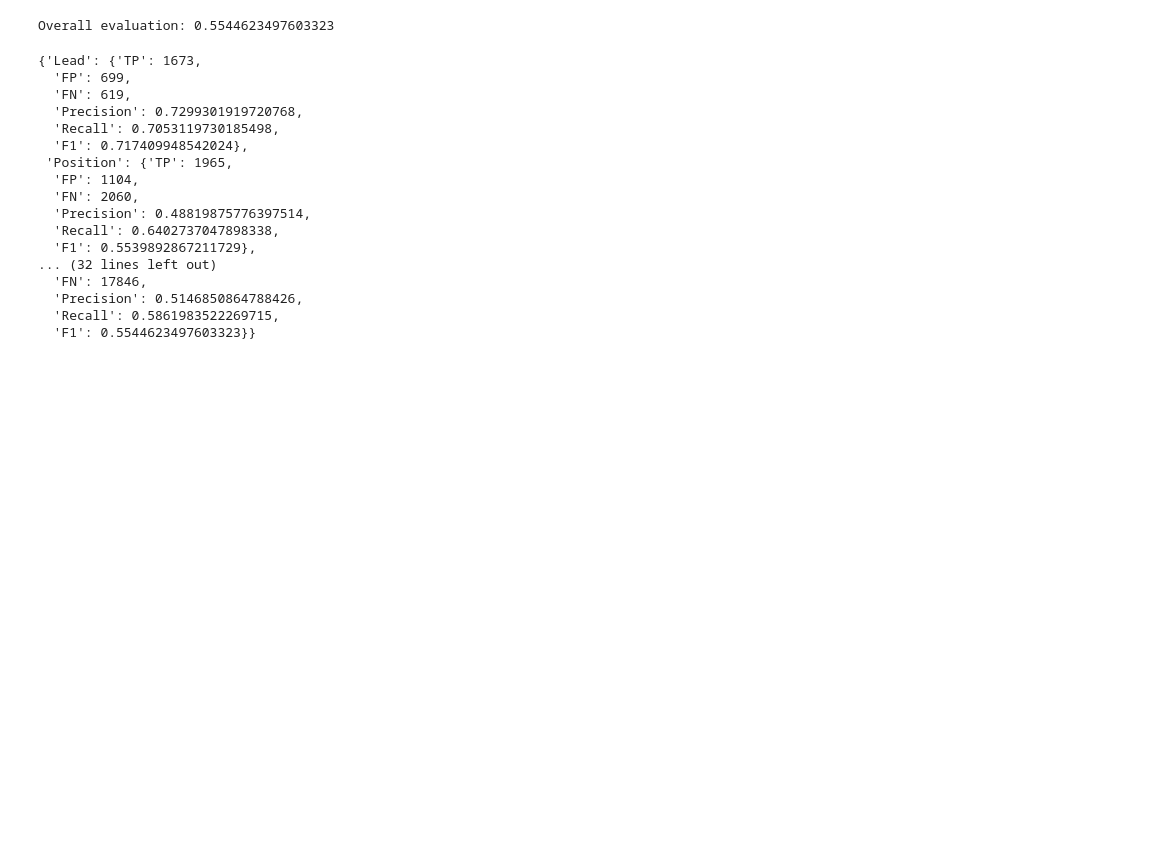
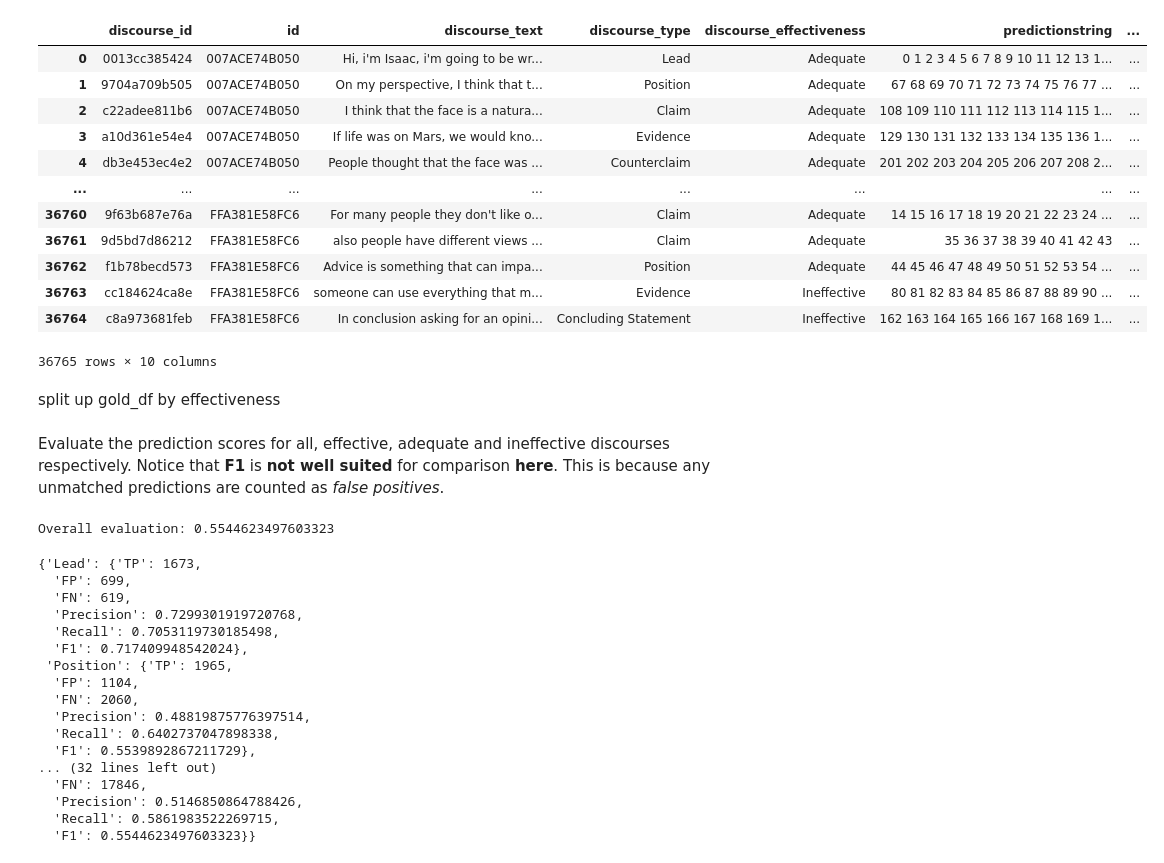
Before and after one commit to FinnLB/KagglePEA22_2, a Jupyter notebook: task2.ipynb, the cells around one changed output. Cells and saved outputs as stored; diff of their text form; code cells hidden in the pictures; blank space fills up the shorter version.

```diff
--- a/task2.ipynb
+++ b/task2.ipynb
@@ -17,3 +32,37 @@ gold_df = gold_df.join(clusters_df, on='id')
+# %%
+gold_df['dt_tokenized'] = [nltk.tokenize.word_tokenize(dt) for dt in gold_df['discourse_text']]
+closed_class_pos_tags = ["Cd", "CC", "DT", "EX", "IN", "LS", "MD", "PDT", "POS",
+                      "PRP", "PRP$", "RP", "TO", "UH", "WDT", "WP", "WP$", "WRB"]
+tagged_tokens_dts = [nltk.pos_tag(dt) for dt in gold_df['dt_tokenized']]
+dts_only_function_words = []
+dts_ofw_bigrams = []
+dts_ofw_trigrams = []
+for tagged_tokens in tagged_tokens_dts:
+    dt_only_function_words = [(tagged_token[0] if tagged_token[1] in closed_class_pos_tags else tagged_token[1]) for tagged_token in tagged_tokens]
+    dts_only_function_words.append(dt_only_function_words)
+    dts_ofw_bigrams.append(list(nltk.bigrams(dt_only_function_words)))
+    dts_ofw_trigrams.append(list(nltk.trigrams(dt_only_function_words)))
+
+gold_df['dt_only_function_words'] = dts_only_function_words
+gold_df['dt_ofw_bigrams'] = dts_ofw_bigrams
+gold_df['dt_ofw_trigrams'] = dts_ofw_trigrams
+gold_df
+# %% [output]
+|  | discourse_id | id | discourse_text | discourse_type | discourse_effectiveness | predictionstring | ... |
+| 0 | 0013cc385424 | 007ACE74B050 | Hi, i'm Isaac, i'm going to be wr... | Lead | Adequate | 0 1 2 3 4 5 6 7 8 9 10 11 12 13 1... | ... |
+| 1 | 9704a709b505 | 007ACE74B050 | On my perspective, I think that t... | Position | Adequate | 67 68 69 70 71 72 73 74 75 76 77 ... | ... |
+| 2 | c22adee811b6 | 007ACE74B050 | I think that the face is a natura... | Claim | Adequate | 108 109 110 111 112 113 114 115 1... | ... |
+| 3 | a10d361e54e4 | 007ACE74B050 | If life was on Mars, we would kno... | Evidence | Adequate | 129 130 131 132 133 134 135 136 1... | ... |
+| 4 | db3e453ec4e2 | 007ACE74B050 | People thought that the face was ... | Counterclaim | Adequate | 201 202 203 204 205 206 207 208 2... | ... |
+| ... | ... | ... | ... | ... | ... | ... | ... |
+| 36760 | 9f63b687e76a | FFA381E58FC6 | For many people they don't like o... | Claim | Adequate | 14 15 16 17 18 19 20 21 22 23 24 ... | ... |
+| 36761 | 9d5bd7d86212 | FFA381E58FC6 | also people have different views ... | Claim | Adequate | 35 36 37 38 39 40 41 42 43 | ... |
+| 36762 | f1b78becd573 | FFA381E58FC6 | Advice is something that can impa... | Position | Adequate | 44 45 46 47 48 49 50 51 52 53 54 ... | ... |
+| 36763 | cc184624ca8e | FFA381E58FC6 | someone can use everything that m... | Evidence | Ineffective | 80 81 82 83 84 85 86 87 88 89 90 ... | ... |
+| 36764 | c8a973681feb | FFA381E58FC6 | In conclusion asking for an opini... | Concluding Statement | Ineffective | 162 163 164 165 166 167 168 169 1... | ... |
+36765 rows × 10 columns
+# %% [markdown]
+split up gold_df by effectiveness
 # %%
 gold_df_effective = gold_df[gold_df.discourse_effectiveness == 'Effective']
 gold_df_effective.to_csv('gold_effective.csv')
@@ -21,6 +70,10 @@ gold_df_adequate = gold_df[gold_df.discourse_effectiveness == 'Adequate']
 gold_df_adequate.to_csv('gold_adequate.csv')
 gold_df_ineffective = gold_df[gold_df.discourse_effectiveness == 'Ineffective']
 gold_df_ineffective.to_csv('gold_ineffective.csv')
+# %% [markdown]
+Evaluate the prediction scores for all, effective, adequate and ineffective discourses respectively.
+Notice that **F1** is **not well suited** for comparison **here**.
+This is because any unmatched predictions are counted as *false positives*.
 # %%
 experiment_util.model_evaluate(prediction_df, gold_df)[1]
 # %% [output]
```
Also changed, not shown: parts of 30 cells of this notebook.
